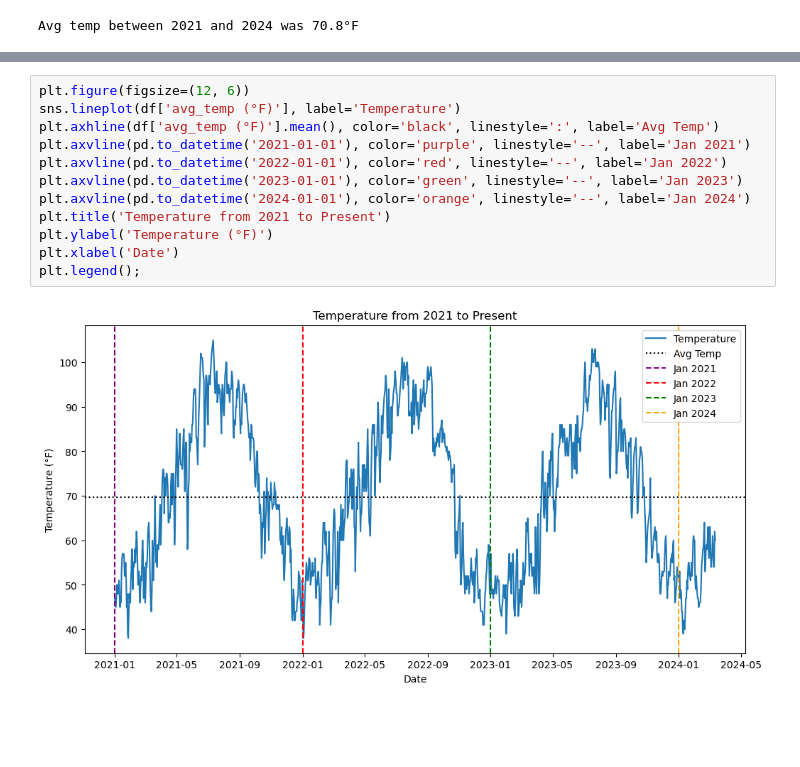
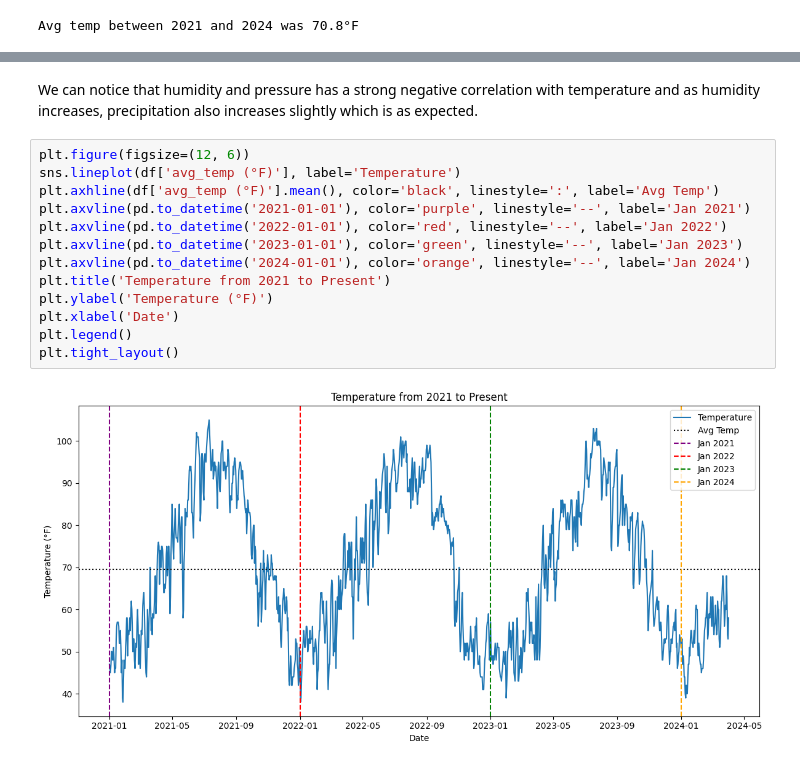
Before and after one commit to LandryHouston/Weather_Wizard, a Jupyter notebook: code/02_analysis.ipynb, the cells around one changed output, grey strips where cells are left out. Saved outputs shown, nothing was run; the diff lists cells and outputs as text; blank space fills up the shorter version.

```diff
--- a/code/02_analysis.ipynb
+++ b/code/02_analysis.ipynb
@@ -60,17 +72,20 @@ Avg temp between 2021 and 2024 was 70.8°F
+# %% [markdown]
+We can notice that humidity and pressure has a strong negative correlation with temperature and as humidity increases, precipitation also increases slightly which is as expected.
 # %%
 plt.figure(figsize=(12, 6))
 sns.lineplot(df['avg_temp (°F)'], label='Temperature')
 plt.axhline(df['avg_temp (°F)'].mean(), color='black', linestyle=':', label='Avg Temp')
 plt.axvline(pd.to_datetime('2021-01-01'), color='purple', linestyle='--', label='Jan 2021')
 plt.axvline(pd.to_datetime('2022-01-01'), color='red', linestyle='--', label='Jan 2022')
 plt.axvline(pd.to_datetime('2023-01-01'), color='green', linestyle='--', label='Jan 2023')
 plt.axvline(pd.to_datetime('2024-01-01'), color='orange', linestyle='--', label='Jan 2024')
 plt.title('Temperature from 2021 to Present')
 plt.ylabel('Temperature (°F)')
 plt.xlabel('Date')
-plt.legend();
+plt.legend()
+plt.tight_layout()
 # %% [output]
-[figure, old version]
+[figure, new version]
 # %%
 plt.figure(figsize=(12, 6))
 sns.lineplot(df['wind (mph)'], label='Windspeed')
```
Also changed, not shown: parts of 15 cells of this notebook.
